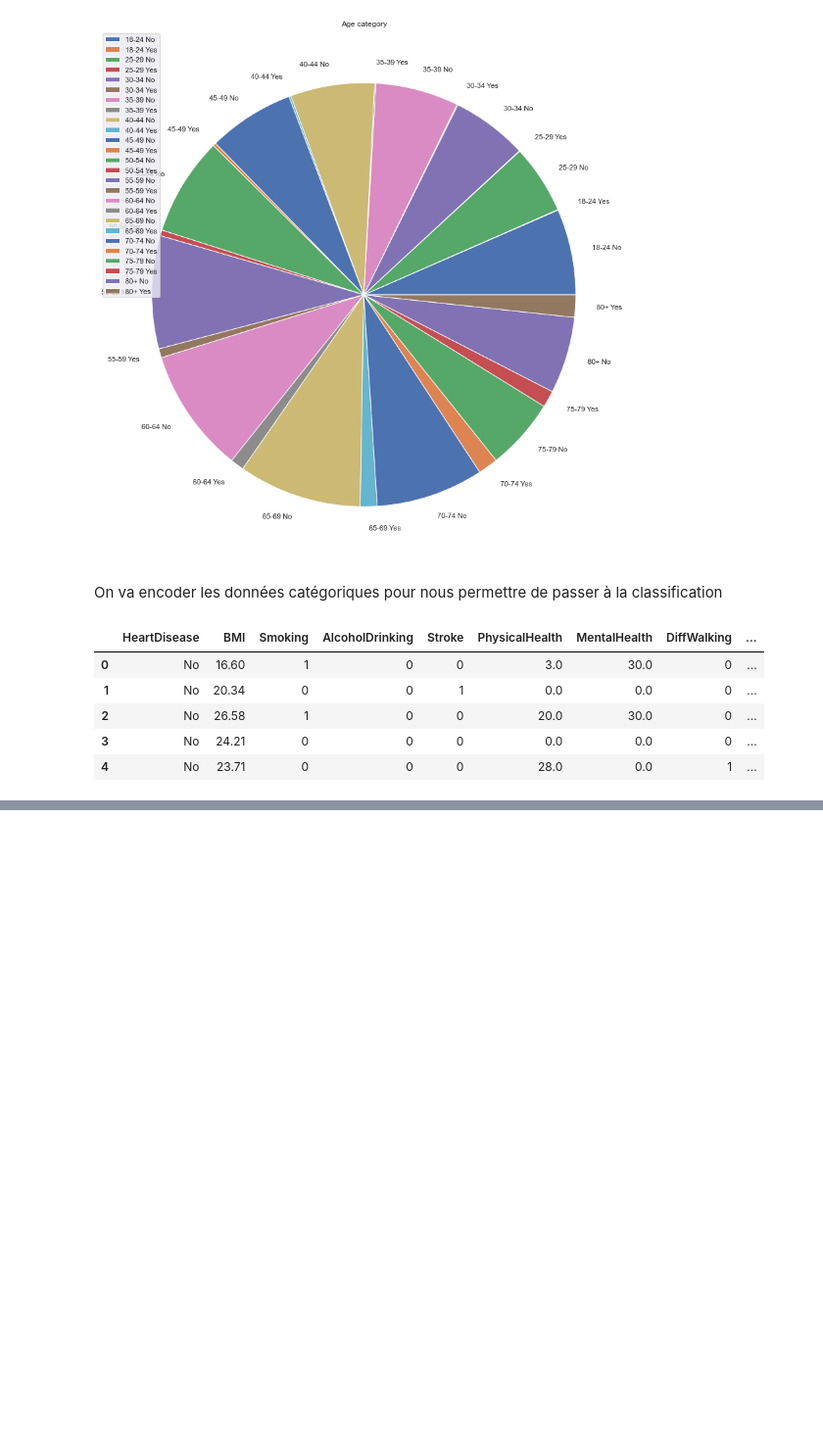
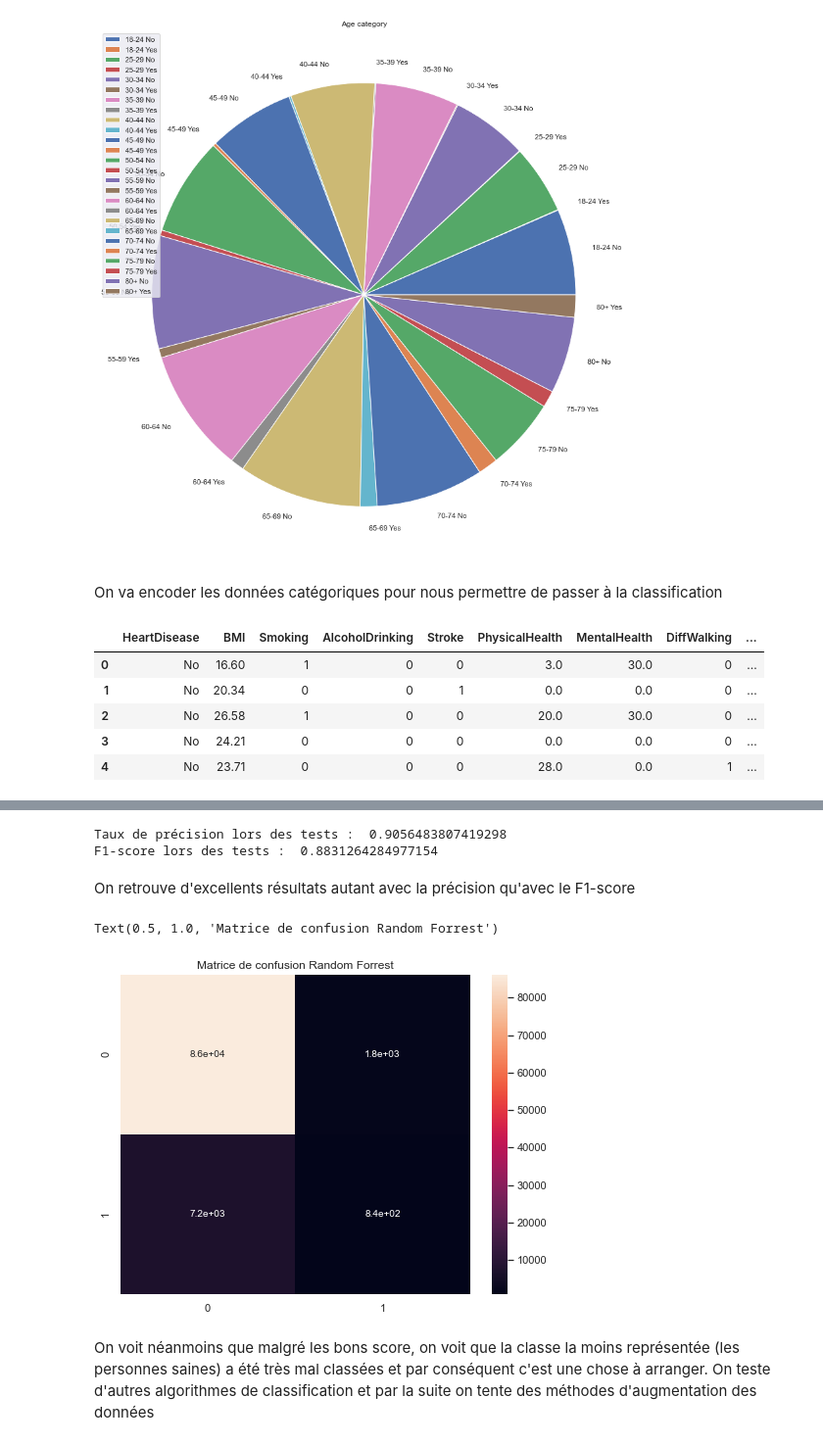
Before and after one commit to MohamedNennouche/Heart-disease, a Jupyter notebook: heart-notebook.ipynb, the cells around one changed output, grey strips where cells are left out. Shown at 98% size. Drawn from its saved outputs; the diff is of its cells as text; code cells hidden in the pictures; blank space fills up the shorter version.

Commit message:
Application d'un Random Forrest avec d'excellent résultats en test

```diff
--- a/heart-notebook.ipynb
+++ b/heart-notebook.ipynb
@@ -169,6 +169,7 @@ data_heart['GenHealth'] = data_heart['GenHealth'].astype('category').cat.codes
 data_heart['Asthma'] = data_heart['Asthma'].astype('category').cat.codes
 data_heart['KidneyDisease'] = data_heart['KidneyDisease'].astype('category').cat.codes
 data_heart['SkinCancer'] = data_heart['SkinCancer'].astype('category').cat.codes
+data_heart['PhysicalActivity'] = data_heart['PhysicalActivity'].astype('category').cat.codes
 # %%
 data_heart.head()
 # %% [output]
@@ -180,0 +186,5 @@ data_heart.head()
+# %%
+etiq = data_heart['HeartDisease']
+features_heart = data_heart.copy()
+features_heart.drop(['HeartDisease'], inplace=True, axis=1)
+features_heart.head()
@@ -180,0 +198,21 @@ data_heart.head()
+# %%
+fv_train, fv_test, etiq_train, etiq_test = train_test_split(features_heart, etiq, test_size=0.3,random_state=23)
+# %%
+forrest = RandomForestClassifier(n_estimators = 700, max_features = 'sqrt', criterion = 'entropy', class_weight='balanced', random_state = 10).fit(fv_train,etiq_train)
+yforrest = forrest.predict(fv_test)
+print("Taux de précision lors des tests : ",metrics.accuracy_score(etiq_test, yforrest))
+print("F1-score lors des tests : ",metrics.f1_score(etiq_test, yforrest, average='weighted'))
+# %% [output]
+Taux de précision lors des tests :  0.9056483807419298
+F1-score lors des tests :  0.8831264284977154
+# %% [markdown]
+On retrouve d'excellents résultats autant avec la précision qu'avec le F1-score
+# %%
+plt.figure(figsize=(8,6))
+sns.heatmap(metrics.confusion_matrix(etiq_test, yforrest), annot=True, annot_kws={"size": 10})
+plt.title("Matrice de confusion Random Forrest")
+# %% [output]
+Text(0.5, 1.0, 'Matrice de confusion Random Forrest')
+[figure, added]
+# %% [markdown]
+On voit néanmoins que malgré les bons score, on voit que la classe la moins représentée (les personnes saines) a été très mal classées et par conséquent c'est une chose à arranger. On teste d'autres algorithmes de classification et par la suite on tente des méthodes d'augmentation des données
```
Also changed, not shown: parts of 2 cells of this notebook.
